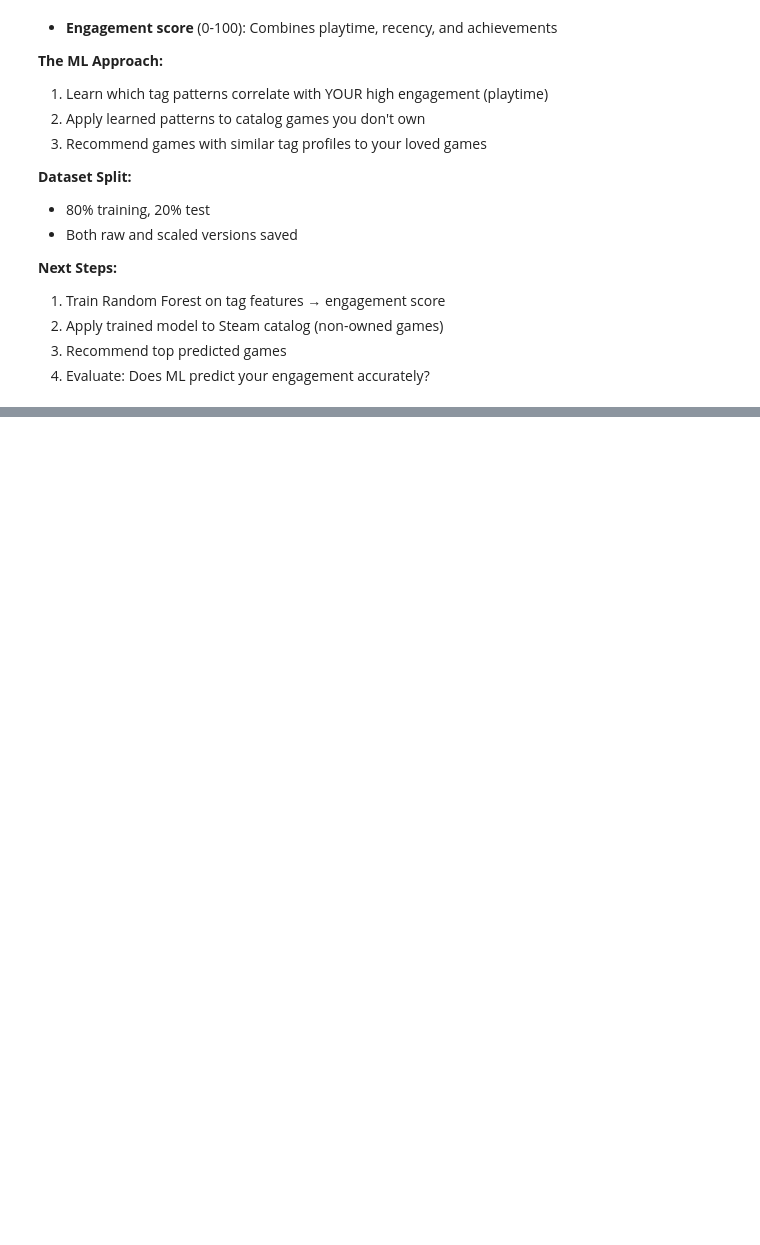
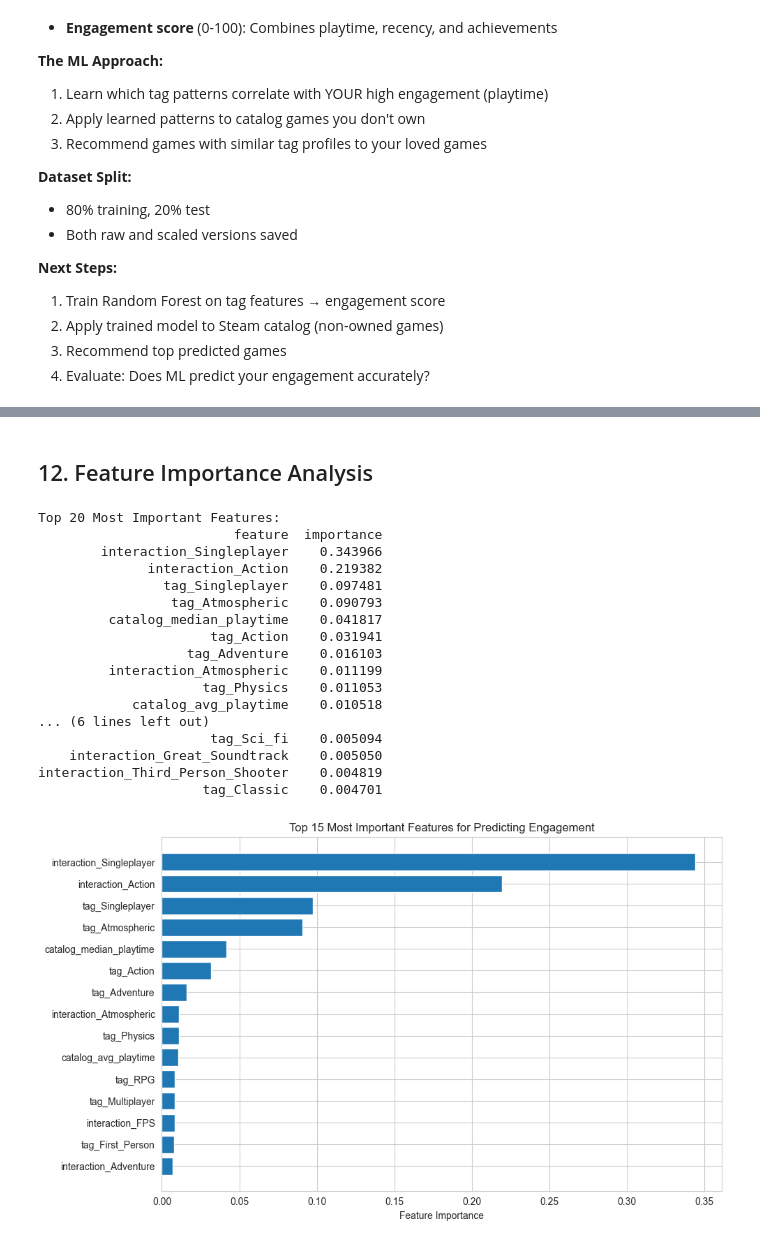
Before and after one commit to rivie13/GameRecMLProject, a Jupyter notebook: notebooks/feature_engineering.ipynb, the cells around one changed output, grey strips where cells are left out. Saved outputs shown, nothing was run; the diff lists cells and outputs as text; code cells hidden in the pictures; blank space fills up the shorter version.

```diff
--- a/notebooks/feature_engineering.ipynb
+++ b/notebooks/feature_engineering.ipynb
@@ -459,0 +468,22 @@ Files created:
+# %%
+from sklearn.ensemble import RandomForestRegressor
+from sklearn.metrics import mean_squared_error, mean_absolute_error, r2_score
+import joblib
+
+# Train Random Forest model
+print("Training Random Forest Regressor...")
+rf_model = RandomForestRegressor(
+    n_estimators=100,
+    max_depth=15,
+    min_samples_split=5,
+    min_samples_leaf=2,
+    random_state=42,
+    n_jobs=-1,
+    verbose=1
+)
+
+rf_model.fit(X_train_scaled, y_train)
+
+print("\n✓ Model training complete!")
+print(f"Number of features: {rf_model.n_features_in_}")
+print(f"Number of trees: {rf_model.n_estimators}")
@@ -459,0 +565,42 @@ Files created:
+# %% [markdown]
+## 12. Feature Importance Analysis
+# %%
+# Get feature importances
+feature_importance = pd.DataFrame({
+    'feature': X_train.columns,
+    'importance': rf_model.feature_importances_
+}).sort_values('importance', ascending=False)
+
+print("Top 20 Most Important Features:")
+print(feature_importance.head(20).to_string(index=False))
+
+# Visualize top 15 features
+top_15_features = feature_importance.head(15)
+
+plt.figure(figsize=(10, 6))
+plt.barh(range(len(top_15_features)), top_15_features['importance'])
+plt.yticks(range(len(top_15_features)), top_15_features['feature'])
+plt.xlabel('Feature Importance')
+plt.title('Top 15 Most Important Features for Predicting Engagement')
+plt.gca().invert_yaxis()
+plt.tight_layout()
+plt.show()
+# %% [output]
+Top 20 Most Important Features:
+                         feature  importance
+        interaction_Singleplayer    0.343966
+              interaction_Action    0.219382
+                tag_Singleplayer    0.097481
+                 tag_Atmospheric    0.090793
+         catalog_median_playtime    0.041817
+                      tag_Action    0.031941
+                   tag_Adventure    0.016103
+         interaction_Atmospheric    0.011199
+                     tag_Physics    0.011053
+            catalog_avg_playtime    0.010518
+... (6 lines left out)
+                      tag_Sci_fi    0.005094
+    interaction_Great_Soundtrack    0.005050
+interaction_Third_Person_Shooter    0.004819
+                     tag_Classic    0.004701
+[figure, added]
```
Also changed, not shown: parts of 26 cells of this notebook, 3 other files.
